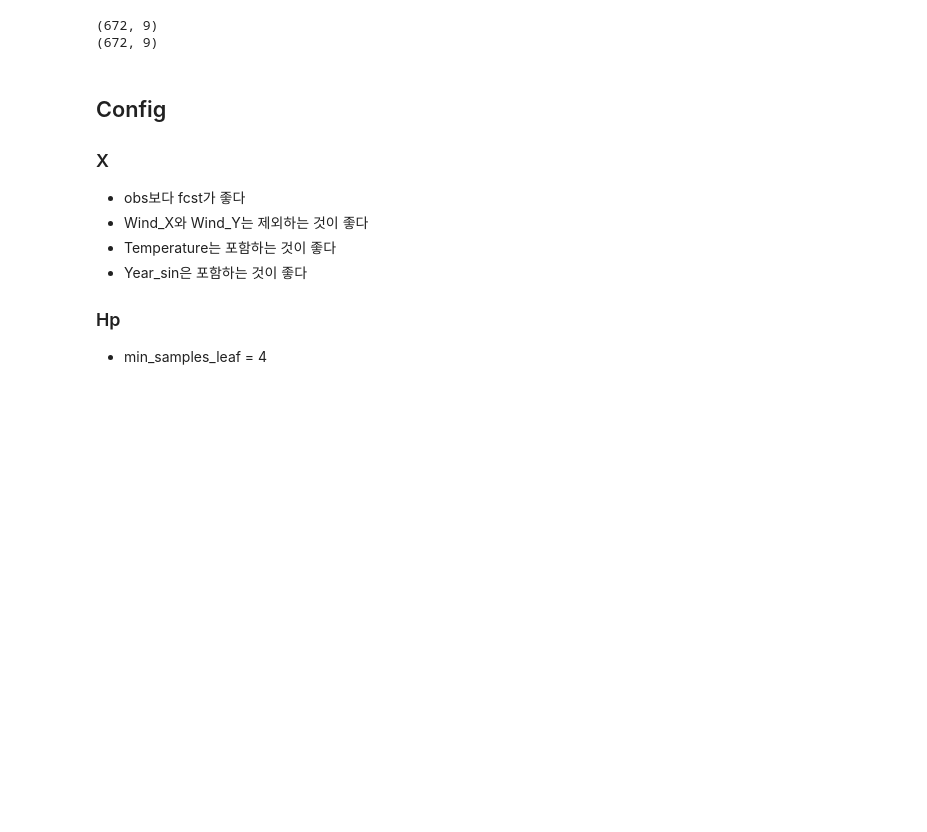
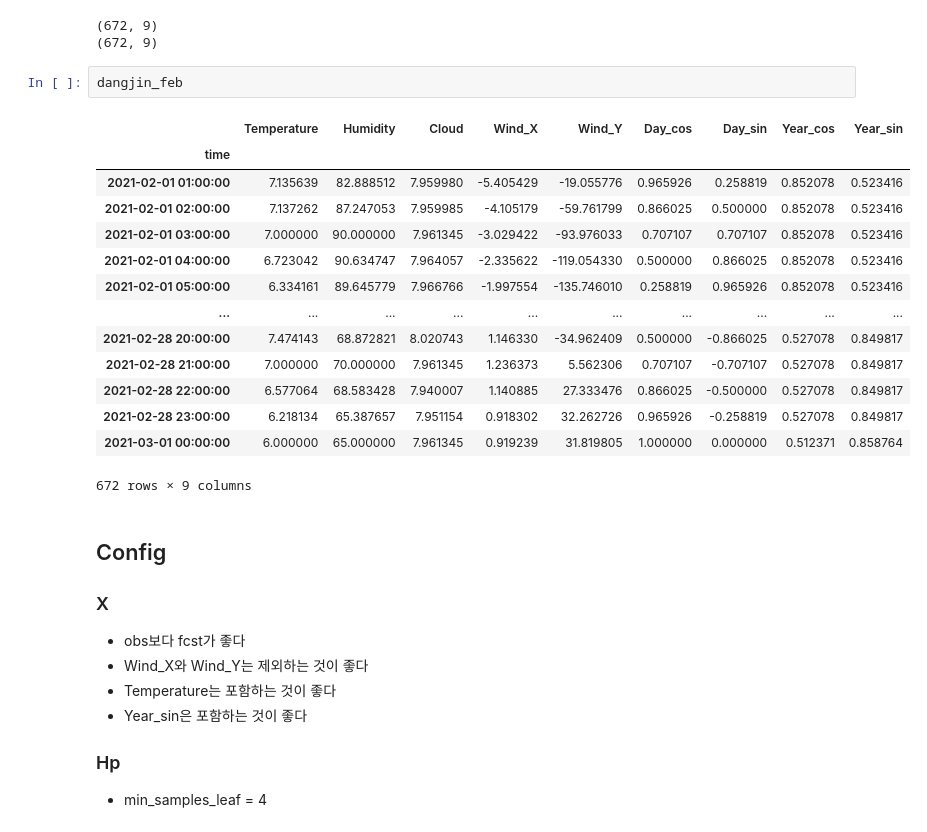
Before and after one commit to dongin1009/Solar_Predict, a Jupyter notebook: witt_modeling/submission_model.ipynb, the cells around one changed output. Saved outputs shown, nothing was run; the diff lists cells and outputs as text; blank space fills up the shorter version.

```diff
--- a/witt_modeling/submission_model.ipynb
+++ b/witt_modeling/submission_model.ipynb
@@ -89,6 +93,23 @@ print(ulsan_feb.shape)
 # %% [output]
 (672, 9)
 (672, 9)
+# %%
+dangjin_feb
+# %% [output]
+|  | Temperature | Humidity | Cloud | Wind_X | Wind_Y | Day_cos | Day_sin | Year_cos | Year_sin |
+| time |  |  |  |  |  |  |  |  |  |
+| 2021-02-01 01:00:00 | 7.135639 | 82.888512 | 7.959980 | -5.405429 | -19.055776 | 0.965926 | 0.258819 | 0.852078 | 0.523416 |
+| 2021-02-01 02:00:00 | 7.137262 | 87.247053 | 7.959985 | -4.105179 | -59.761799 | 0.866025 | 0.500000 | 0.852078 | 0.523416 |
+| 2021-02-01 03:00:00 | 7.000000 | 90.000000 | 7.961345 | -3.029422 | -93.976033 | 0.707107 | 0.707107 | 0.852078 | 0.523416 |
+| 2021-02-01 04:00:00 | 6.723042 | 90.634747 | 7.964057 | -2.335622 | -119.054330 | 0.500000 | 0.866025 | 0.852078 | 0.523416 |
+| 2021-02-01 05:00:00 | 6.334161 | 89.645779 | 7.966766 | -1.997554 | -135.746010 | 0.258819 | 0.965926 | 0.852078 | 0.523416 |
+| ... | ... | ... | ... | ... | ... | ... | ... | ... | ... |
+| 2021-02-28 20:00:00 | 7.474143 | 68.872821 | 8.020743 | 1.146330 | -34.962409 | 0.500000 | -0.866025 | 0.527078 | 0.849817 |
+| 2021-02-28 21:00:00 | 7.000000 | 70.000000 | 7.961345 | 1.236373 | 5.562306 | 0.707107 | -0.707107 | 0.527078 | 0.849817 |
+| 2021-02-28 22:00:00 | 6.577064 | 68.583428 | 7.940007 | 1.140885 | 27.333476 | 0.866025 | -0.500000 | 0.527078 | 0.849817 |
+| 2021-02-28 23:00:00 | 6.218134 | 65.387657 | 7.951154 | 0.918302 | 32.262726 | 0.965926 | -0.258819 | 0.527078 | 0.849817 |
+| 2021-03-01 00:00:00 | 6.000000 | 65.000000 | 7.961345 | 0.919239 | 31.819805 | 1.000000 | 0.000000 | 0.512371 | 0.858764 |
+672 rows × 9 columns
 # %% [markdown]
 ## Config
 ### X
```
Also changed, not shown: parts of 1 cell of this notebook, 7 other files.
